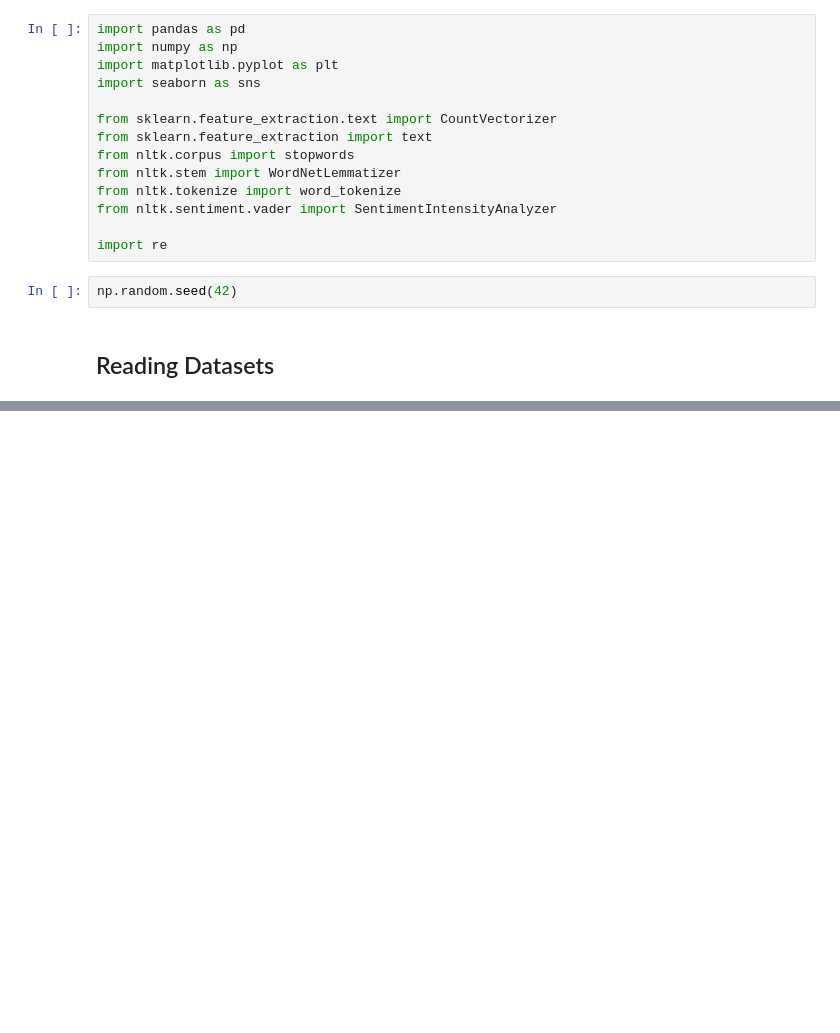
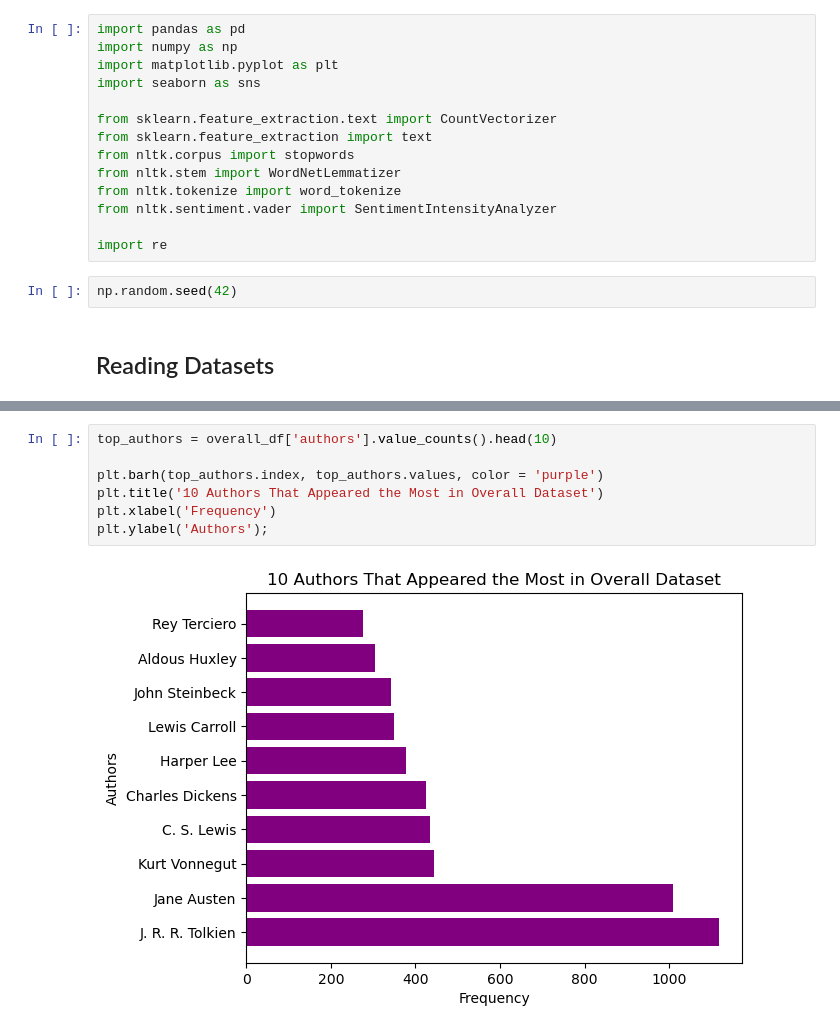
Before and after one commit to notlisaliang/book_recommendation, a Jupyter notebook: 03_eda_overall.ipynb, the cells around one changed output, grey strips where cells are left out. Saved outputs shown, nothing was run; the diff lists cells and outputs as text; blank space fills up the shorter version.

```diff
--- a/03_eda_overall.ipynb
+++ b/03_eda_overall.ipynb
@@ -37,0 +53,9 @@ review_df.head(2)
+# %%
+top_authors = overall_df['authors'].value_counts().head(10)
+
+plt.barh(top_authors.index, top_authors.values, color = 'purple')
+plt.title('10 Authors That Appeared the Most in Overall Dataset')
+plt.xlabel('Frequency')
+plt.ylabel('Authors');
+# %% [output]
+[figure, added]
```
Also changed, not shown: parts of 9 cells of this notebook, 1 other file.
